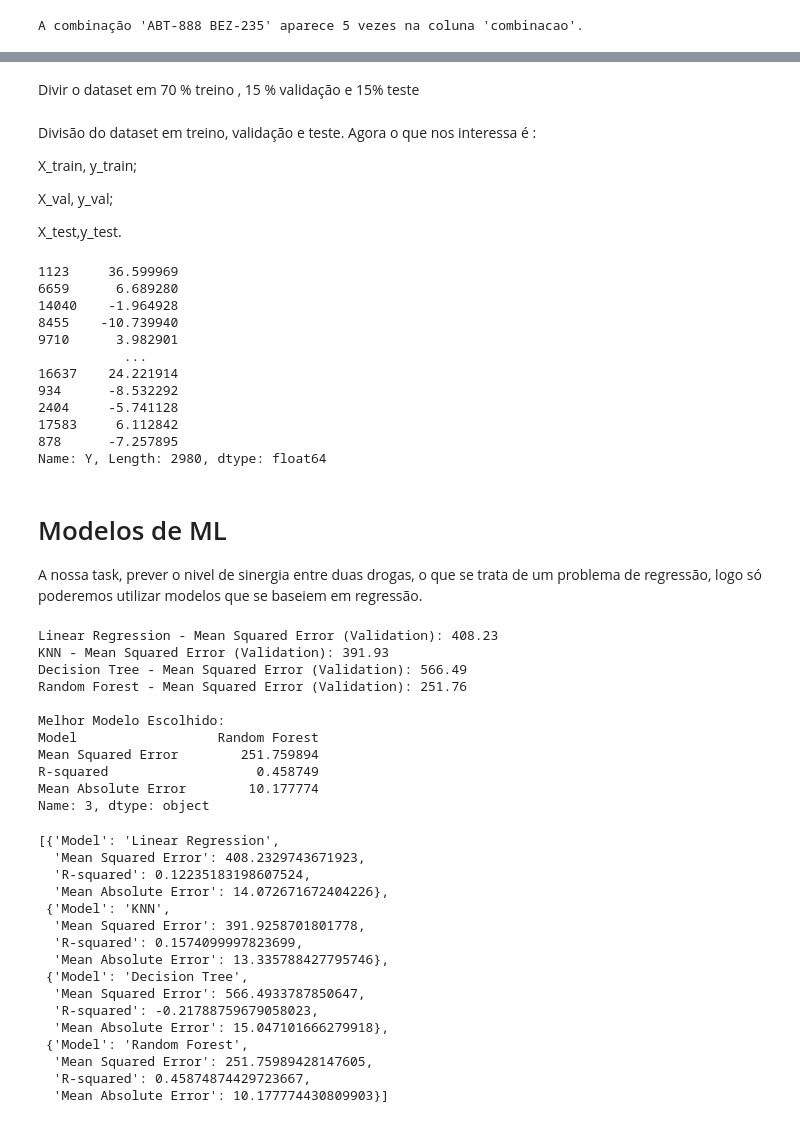
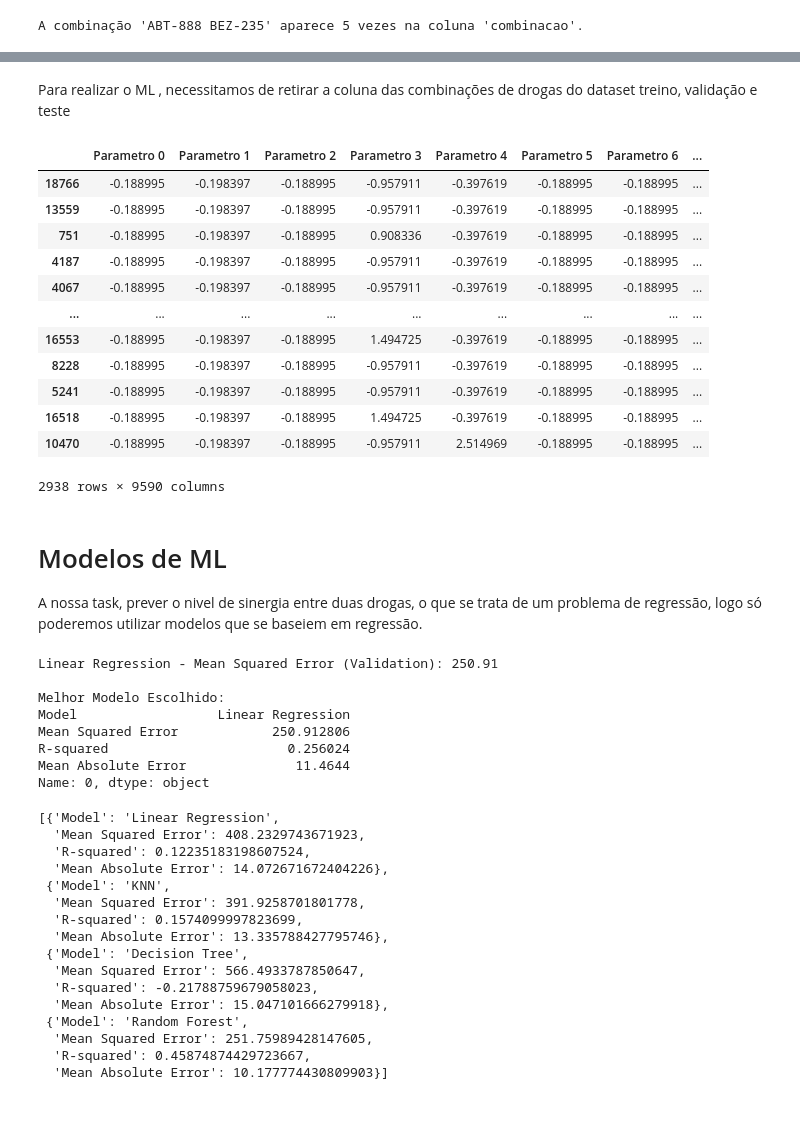
Before and after one commit to GuilhermeLoboSousa/Work-SIB, a Jupyter notebook: Parte 3.ipynb, the cells around one changed output, grey strips where cells are left out. Saved outputs shown, nothing was run; the diff lists cells and outputs as text; code cells hidden in the pictures.

```diff
--- a/Parte 3.ipynb
+++ b/Parte 3.ipynb
@@ -171,32 +150,23 @@ X
-# %% [markdown]
-Divir o dataset em 70 % treino , 15 % validação e 15% teste
-# %%
-X_train, X_temp, y_train, y_temp = train_test_split(X, y, test_size=0.3, random_state=42)
-X_test, X_val, y_test, y_val = train_test_split(X_temp, y_temp, test_size=0.5, random_state=42)
-# %% [markdown]
-Divisão do dataset em treino, validação e teste.
-Agora o que nos interessa é :
-
-X_train, y_train;
-
-X_val, y_val;
-
-X_test,y_test.
-# %%
-y_val
-# %% [output]
-1123     36.599969
-6659      6.689280
-14040    -1.964928
-8455    -10.739940
-9710      3.982901
-           ...
-16637    24.221914
-934      -8.532292
-2404     -5.741128
-17583     6.112842
-878      -7.257895
-Name: Y, Length: 2980, dtype: float64
+# %% [markdown]
+Para realizar o ML , necessitamos de retirar a coluna das combinações de drogas do dataset treino, validação e teste
+# %%
+X_train = X_train.iloc[:, :-1]
+X_val = X_val.iloc[:, :-1]
+X_test = X_test.iloc[:, :-1]
+# %% [output]
+|  | Parametro 0 | Parametro 1 | Parametro 2 | Parametro 3 | Parametro 4 | Parametro 5 | Parametro 6 | ... |
+| 18766 | -0.188995 | -0.198397 | -0.188995 | -0.957911 | -0.397619 | -0.188995 | -0.188995 | ... |
+| 13559 | -0.188995 | -0.198397 | -0.188995 | -0.957911 | -0.397619 | -0.188995 | -0.188995 | ... |
+| 751 | -0.188995 | -0.198397 | -0.188995 | 0.908336 | -0.397619 | -0.188995 | -0.188995 | ... |
+| 4187 | -0.188995 | -0.198397 | -0.188995 | -0.957911 | -0.397619 | -0.188995 | -0.188995 | ... |
+| 4067 | -0.188995 | -0.198397 | -0.188995 | -0.957911 | -0.397619 | -0.188995 | -0.188995 | ... |
+| ... | ... | ... | ... | ... | ... | ... | ... | ... |
+| 16553 | -0.188995 | -0.198397 | -0.188995 | 1.494725 | -0.397619 | -0.188995 | -0.188995 | ... |
+| 8228 | -0.188995 | -0.198397 | -0.188995 | -0.957911 | -0.397619 | -0.188995 | -0.188995 | ... |
+| 5241 | -0.188995 | -0.198397 | -0.188995 | -0.957911 | -0.397619 | -0.188995 | -0.188995 | ... |
+| 16518 | -0.188995 | -0.198397 | -0.188995 | 1.494725 | -0.397619 | -0.188995 | -0.188995 | ... |
+| 10470 | -0.188995 | -0.198397 | -0.188995 | -0.957911 | 2.514969 | -0.188995 | -0.188995 | ... |
+2938 rows × 9590 columns
 # %% [markdown]
 # Modelos de ML
 A nossa task, prever o nivel de sinergia entre duas drogas, o que se trata de um problema de regressão, logo só poderemos utilizar modelos que se baseiem em regressão.
@@ -208,9 +178,9 @@ from sklearn.ensemble import AdaBoostRegressor
 
 models_to_try = [
     ('Linear Regression', LinearRegression()),
-    ('KNN', KNeighborsRegressor()),
-    ('Decision Tree', DecisionTreeRegressor()),
-    ('Random Forest', RandomForestRegressor())
+    #('KNN', KNeighborsRegressor()),
+    #('Decision Tree', DecisionTreeRegressor()),
+    #('Random Forest', RandomForestRegressor())
     #('SVM', SVR()),  # Support Vector Machine para regressão
     #('AdaBoost', AdaBoostRegressor())
 ]
@@ -253,17 +223,14 @@ best_model_df = results_df.loc[results_df['Mean Squared Error'].idxmin()]
 print(f'\nMelhor Modelo Escolhido:')
 print(best_model_df)
 # %% [output]
-Linear Regression - Mean Squared Error (Validation): 408.23
-KNN - Mean Squared Error (Validation): 391.93
-Decision Tree - Mean Squared Error (Validation): 566.49
-Random Forest - Mean Squared Error (Validation): 251.76
+Linear Regression - Mean Squared Error (Validation): 250.91
 
 Melhor Modelo Escolhido:
-Model                  Random Forest
-Mean Squared Error        251.759894
-R-squared                   0.458749
-Mean Absolute Error        10.177774
-Name: 3, dtype: object
+Model                  Linear Regression
+Mean Squared Error            250.912806
+R-squared                       0.256024
+Mean Absolute Error              11.4644
+Name: 0, dtype: object
 # %%
 results
 # %% [output]
```
Also changed, not shown: parts of 8 cells of this notebook.
